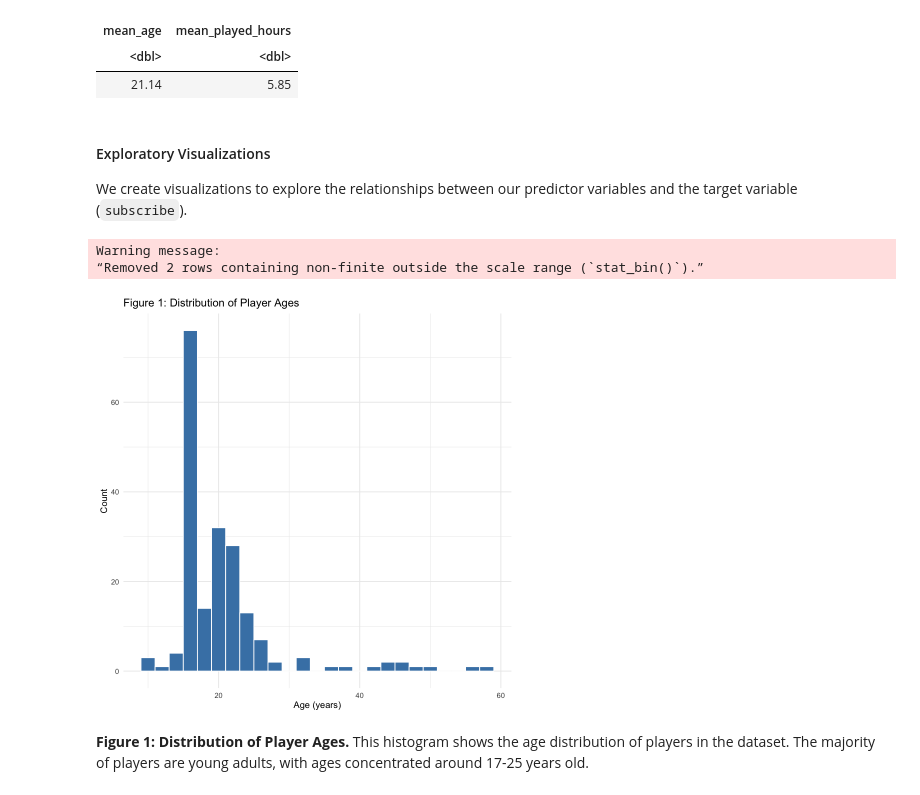
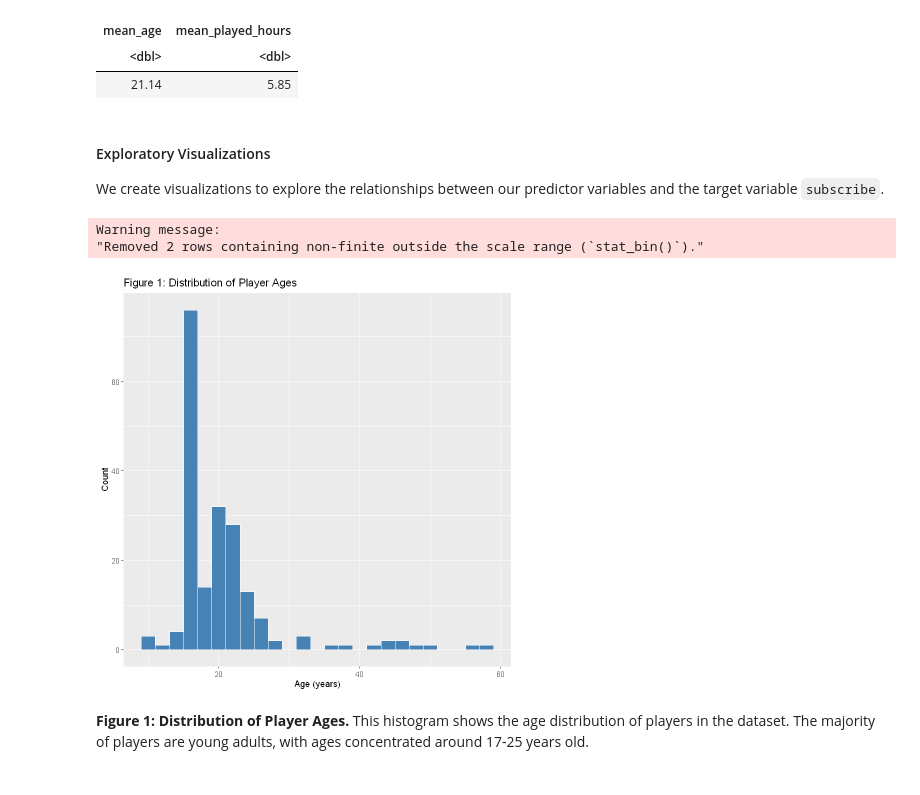
Before and after one commit to hanson777/dsci-100-2025w1-group-8, a Jupyter notebook: main.ipynb, the cells around one changed output. Drawn from its saved outputs; the diff is of its cells as text; code cells hidden in the pictures.

```diff
--- a/main.ipynb
+++ b/main.ipynb
@@ -158,16 +147,14 @@ A tibble: 1 × 2
 # %% [markdown]
 #### Exploratory Visualizations
 
-We create visualizations to explore the relationships between our predictor variables and the target variable (`subscribe`).
+We create visualizations to explore the relationships between our predictor variables and the target variable `subscribe`.
 # %%
-# Figure 1: Age distribution
 ggplot(players, aes(x = Age)) +
     geom_histogram(binwidth = 2, fill = "steelblue", color = "white") +
-    labs(title = "Figure 1: Distribution of Player Ages", x = "Age (years)", y = "Count") +
-    theme_minimal()
+    labs(title = "Figure 1: Distribution of Player Ages", x = "Age (years)", y = "Count")
 # %% [output]
 Warning message:
-“Removed 2 rows containing non-finite outside the scale range (`stat_bin()`).”
+"Removed 2 rows containing non-finite outside the scale range (`stat_bin()`)."
-[figure, old version]
+[figure, new version]
 # %% [markdown]
 **Figure 1: Distribution of Player Ages.** This histogram shows the age distribution of players in the dataset. The majority of players are young adults, with ages concentrated around 17-25 years old.
```
Also changed, not shown: parts of 31 cells of this notebook.
